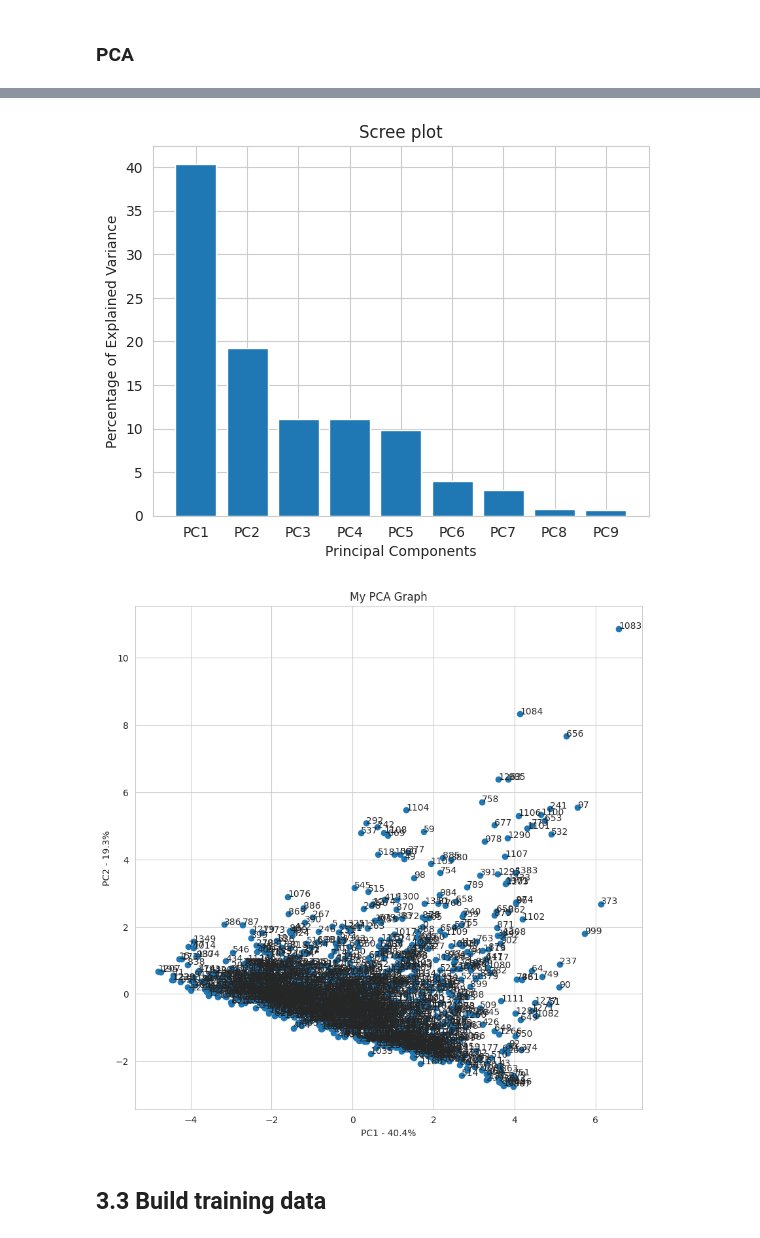
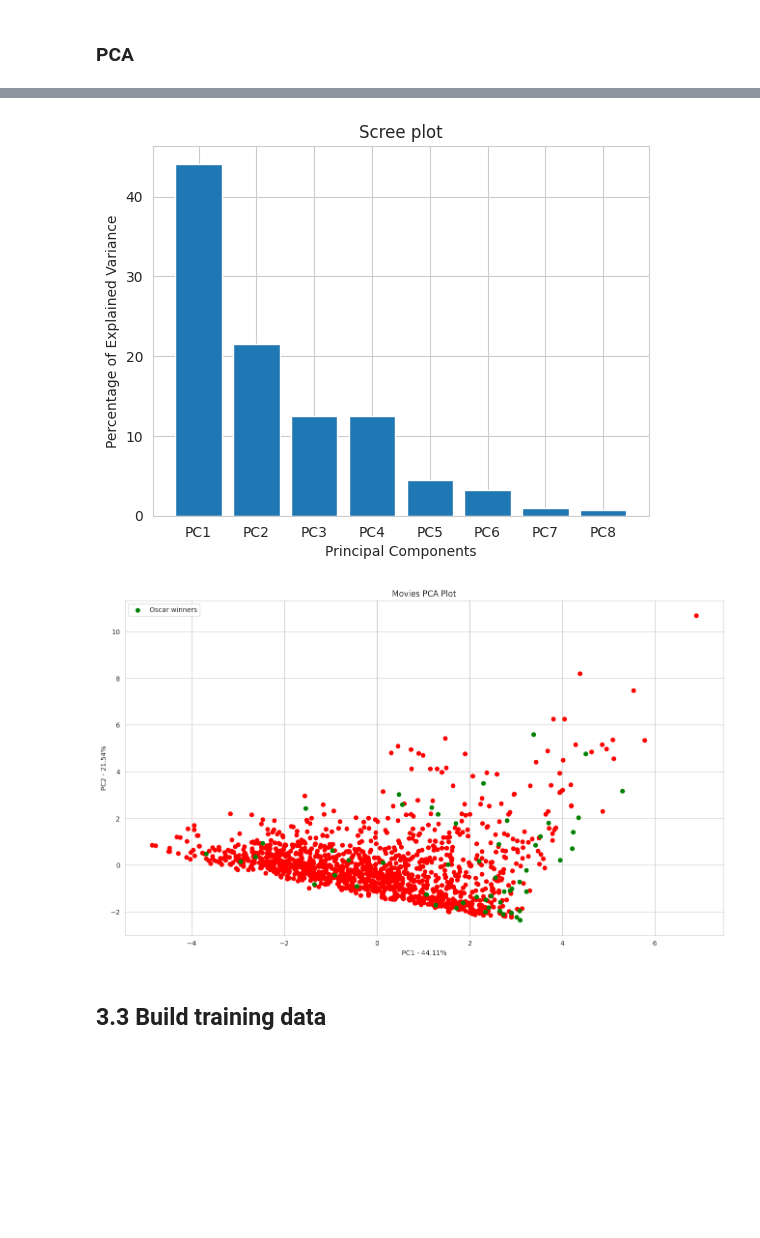
Before and after one commit to AAleksandros/HUA-DIT-Data-mining-project, a Jupyter notebook: data_mining.ipynb, the cells around one changed output, grey strips where cells are left out. Cells and saved outputs as stored; diff of their text form; code cells hidden in the pictures; blank space fills up the shorter version.

Commit message:
improved PCA visualization

```diff
--- a/data_mining.ipynb
+++ b/data_mining.ipynb
@@ -462,13 +418,19 @@ df_reduced = df.drop(['st_prequel', 'st_documentary', 'st_original screenplay',
 # %%
-scaled_data = preprocessing.scale(df_reduced)
-# columns = list(df_reduced.columns)
-pca = PCA()
-pca.fit(scaled_data)
-pca_data = pca.transform(scaled_data)
-per_var = np.round(pca.explained_variance_ratio_ * 100, decimals=1)
+x = df_reduced.drop(['Oscar Winners'], axis=1).values
+y = df_reduced['Oscar Winners'].values
+
+x = StandardScaler().fit_transform(x)
+
+pca = PCA() #n_components=2
+principal_components = pca.fit_transform(x)
+
+per_var = np.round(pca.explained_variance_ratio_ * 100, decimals=2)
 labels = [f'PC{x}' for x in range(1, len(per_var)+1)]
 
-# plt.figure(figsize=(20, 6))
+principal_df = pd.DataFrame(data = principal_components, columns = labels)
+
+final_df = pd.concat([principal_df, df[['Oscar Winners']]], axis = 1)
+
 plt.bar(x=range(1, len(per_var)+1), height=per_var, tick_label=labels)
 plt.ylabel('Percentage of Explained Variance')
 plt.xlabel('Principal Components')
@@ -476,22 +438,28 @@ plt.title('Scree plot')
 
 plt.show()
 # %% [output]
-[figure, old version]
+[figure, new version]
 # %%
-pca_df = pd.DataFrame(pca_data, columns=labels)
+df_oscars = final_df[final_df['Oscar Winners'] == 1]
+df_no_oscars = final_df[final_df['Oscar Winners'] == 0]
 
-plt.figure(figsize=(10, 10))
-plt.scatter(pca_df.PC1, pca_df.PC2)
-plt.title('My PCA Graph')
+plt.figure(figsize=(16, 9))
+plt.scatter(df_no_oscars['PC1'], df_no_oscars['PC2'], c='red')
+plt.scatter(df_oscars['PC1'], df_oscars['PC2'], c='green', label='Oscar winners')
+
+plt.legend()
+plt.title('Movies PCA Plot')
 plt.xlabel(f'PC1 - {per_var[0]}%')
 plt.ylabel(f'PC2 - {per_var[1]}%')
 
-for sample in pca_df.index:
-    plt.annotate(sample, (pca_df.PC1.loc[sample], pca_df.PC2.loc[sample]))
+# TODO Use movie names only for oscar winners (TEST)
+
+# for sample in pca_df.index:
+#     plt.annotate(sample, (pca_df.PC1.loc[sample], pca_df.PC2.loc[sample]))
 
 plt.show()
 # %% [output]
-[figure, old version]
+[figure, new version]
 # %% [markdown]
 ## 3.3 Build training data
 # %% [markdown]
```
Also changed, not shown: parts of 14 cells of this notebook.
